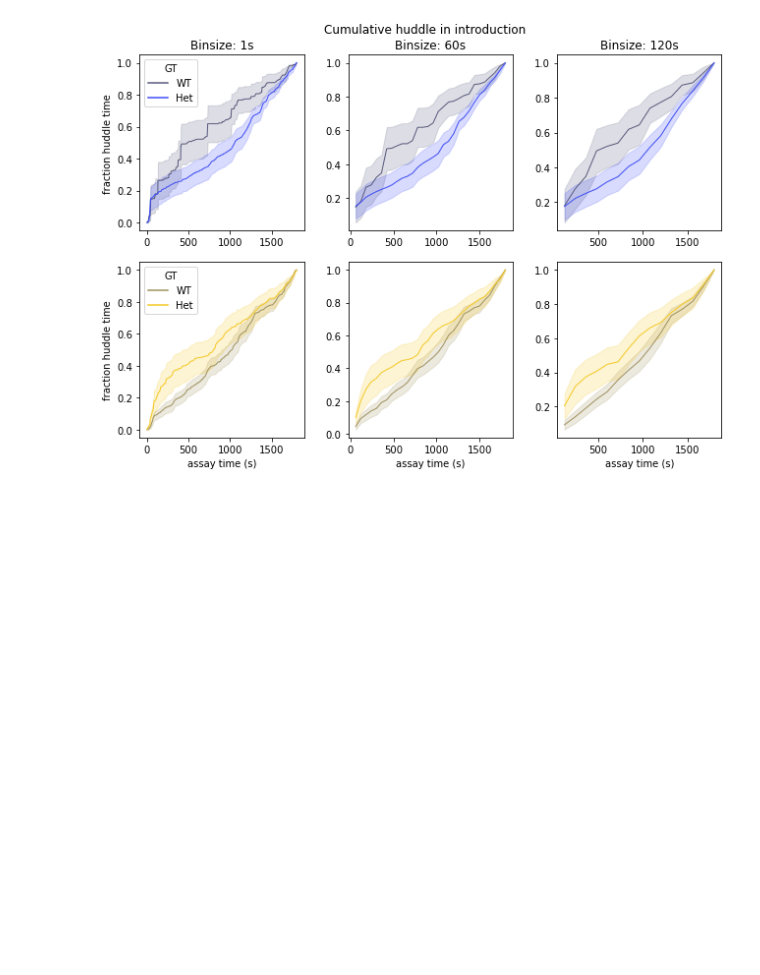
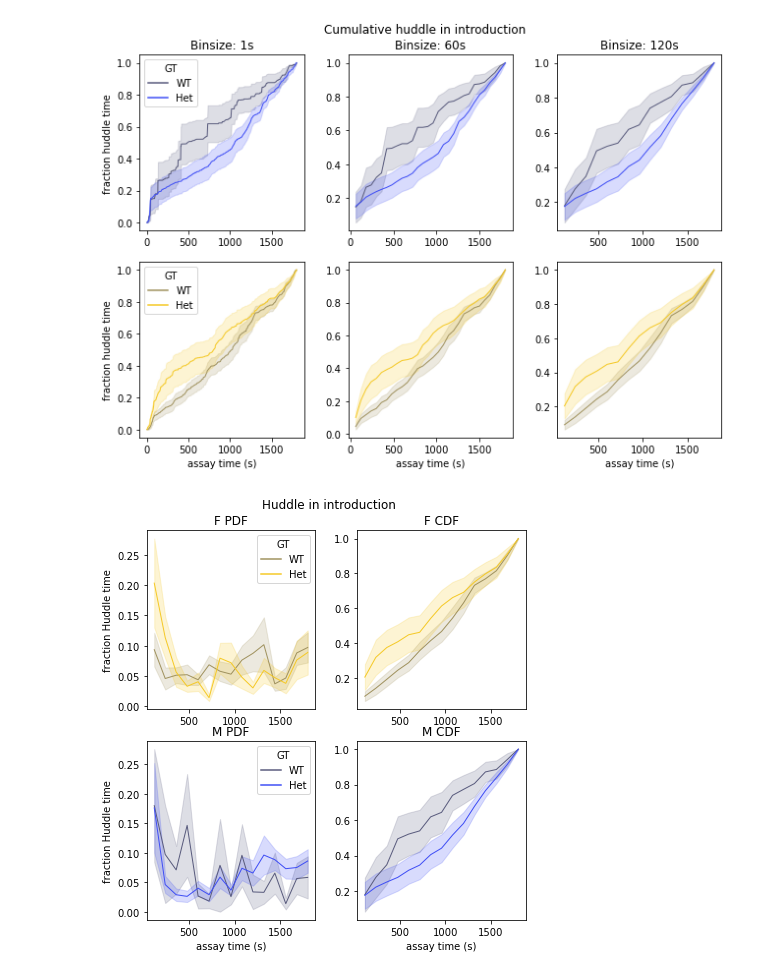
Before and after one commit to nhoglen/scn2a-paper-GWJSNH-code, a Jupyter notebook: 240820_pipeline_revisedCDFs.ipynb, the cells around one changed output. Saved outputs shown, nothing was run; the diff lists cells and outputs as text; code cells hidden in the pictures; blank space fills up the shorter version.

```diff
--- a/240820_pipeline_revisedCDFs.ipynb
+++ b/240820_pipeline_revisedCDFs.ipynb
@@ -150,3 +150,59 @@ for i,bsize in enumerate(bins):
         ax[1,i].set_ylabel(f'fraction {behavior} time')
 # %% [output]
 [figure]
+# %%
+assay = 'introduction'
+behavior = 'Huddle'
+binsz = 60
+nrows = 2
+ncols = 2
+sexes = ['F','M']
+
+trim = data[np.logical_and(data.behavior==behavior,data.assay==assay)]
+
+f, ax = plt.subplots(nrows,ncols,figsize=(3*ncols, 3*nrows))
+f.tight_layout()
+f.suptitle(f'{behavior} in {assay}', y=1.04)
+
+binned = bin_and_cume(trim,1800,bsize)
+binned['binned_fracs'] = binned.data/binned.totals
+
+for i,sx in enumerate(sexes):
+
+    if sx == 'F':
+        upal = fpal
+    else:
+        upal = mpal
+
+    # plot PDF
+    g = sns.lineplot(
+        data=binned[binned.sex==sx],
+        x="bins", y="cumes_frac", hue="GT",
+        estimator='mean', errorbar='se',lw=1,palette=upal,hue_order=ho,
+        ax = ax[i,1],
+    )
+
+    # plot CDF
+    h = sns.lineplot(
+        data=binned[binned.sex==sx],
+        x="bins", y="binned_fracs", hue="GT",
+        estimator='mean', errorbar='se',lw=1,palette=upal,hue_order=ho,
+        ax = ax[i,0],
+    )
+
+    ax[1,i].set_xlabel('assay time (s)')
+    ax[0,i].set_xlabel('')
+    ax[i,0].set_title(f'{sx} PDF')
+    ax[i,1].set_title(f'{sx} CDF')
+    g.get_legend().remove()
+
+
+    if i>0:
+        ax[0,i].set_ylabel('')
+        ax[1,i].set_ylabel('')
+#         h.get_legend().remove()
+    else:
+        ax[0,i].set_ylabel(f'fraction {behavior} time')
+        ax[1,i].set_ylabel(f'fraction {behavior} time')
+# %% [output]
+[figure, added]
```
Also changed, not shown: parts of 1 cell of this notebook.
